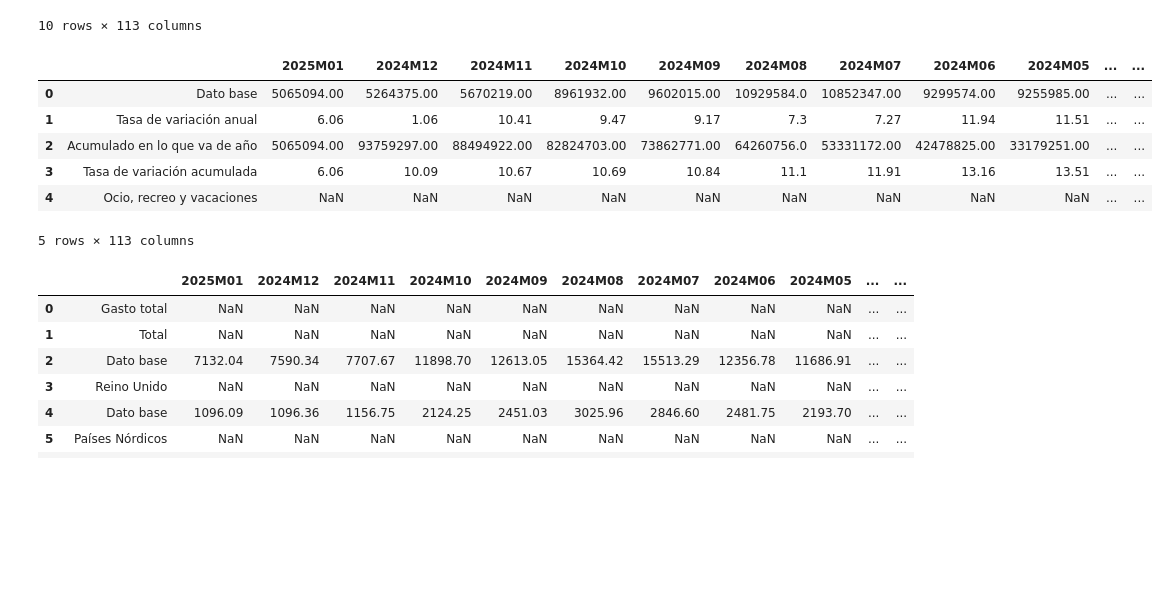
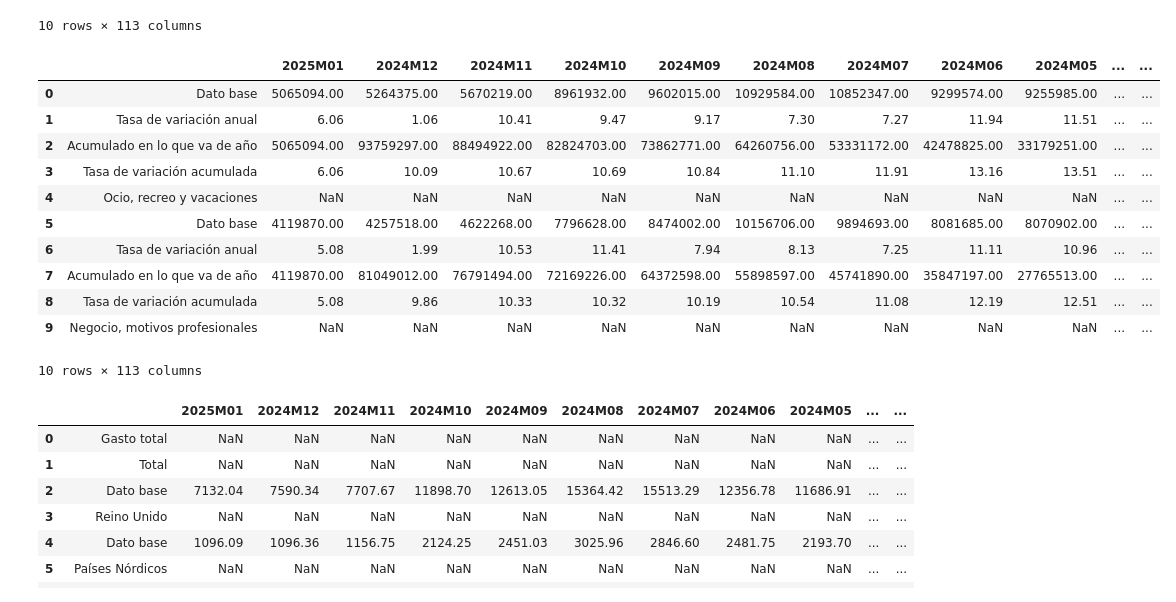
Before and after one commit to Cristianvas198/EDA_Turismo, a Jupyter notebook: 1-Definicion_EDA_turismo.ipynb, the cells around one changed output. Saved outputs shown, nothing was run; the diff lists cells and outputs as text; code cells hidden in the pictures; blank space fills up the shorter version.

```diff
--- a/1-Definicion_EDA_turismo.ipynb
+++ b/1-Definicion_EDA_turismo.ipynb
@@ -89,15 +87,20 @@ df_2.head(10)
 10 rows × 113 columns
 # %%
 # Tercer dataset
-df_3.head()
+df_3.head(10)
 # %% [output]
 |  |  | 2025M01 | 2024M12 | 2024M11 | 2024M10 | 2024M09 | 2024M08 | 2024M07 | 2024M06 | 2024M05 | ... | ... |
-| 0 | Dato base | 5065094.00 | 5264375.00 | 5670219.00 | 8961932.00 | 9602015.00 | 10929584.0 | 10852347.00 | 9299574.00 | 9255985.00 | ... | ... |
-| 1 | Tasa de variación anual | 6.06 | 1.06 | 10.41 | 9.47 | 9.17 | 7.3 | 7.27 | 11.94 | 11.51 | ... | ... |
-| 2 | Acumulado en lo que va de año | 5065094.00 | 93759297.00 | 88494922.00 | 82824703.00 | 73862771.00 | 64260756.0 | 53331172.00 | 42478825.00 | 33179251.00 | ... | ... |
-| 3 | Tasa de variación acumulada | 6.06 | 10.09 | 10.67 | 10.69 | 10.84 | 11.1 | 11.91 | 13.16 | 13.51 | ... | ... |
+| 0 | Dato base | 5065094.00 | 5264375.00 | 5670219.00 | 8961932.00 | 9602015.00 | 10929584.00 | 10852347.00 | 9299574.00 | 9255985.00 | ... | ... |
+| 1 | Tasa de variación anual | 6.06 | 1.06 | 10.41 | 9.47 | 9.17 | 7.30 | 7.27 | 11.94 | 11.51 | ... | ... |
+| 2 | Acumulado en lo que va de año | 5065094.00 | 93759297.00 | 88494922.00 | 82824703.00 | 73862771.00 | 64260756.00 | 53331172.00 | 42478825.00 | 33179251.00 | ... | ... |
+| 3 | Tasa de variación acumulada | 6.06 | 10.09 | 10.67 | 10.69 | 10.84 | 11.10 | 11.91 | 13.16 | 13.51 | ... | ... |
 | 4 | Ocio, recreo y vacaciones | NaN | NaN | NaN | NaN | NaN | NaN | NaN | NaN | NaN | ... | ... |
+| 5 | Dato base | 4119870.00 | 4257518.00 | 4622268.00 | 7796628.00 | 8474002.00 | 10156706.00 | 9894693.00 | 8081685.00 | 8070902.00 | ... | ... |
+| 6 | Tasa de variación anual | 5.08 | 1.99 | 10.53 | 11.41 | 7.94 | 8.13 | 7.25 | 11.11 | 10.96 | ... | ... |
+| 7 | Acumulado en lo que va de año | 4119870.00 | 81049012.00 | 76791494.00 | 72169226.00 | 64372598.00 | 55898597.00 | 45741890.00 | 35847197.00 | 27765513.00 | ... | ... |
+| 8 | Tasa de variación acumulada | 5.08 | 9.86 | 10.33 | 10.32 | 10.19 | 10.54 | 11.08 | 12.19 | 12.51 | ... | ... |
+| 9 | Negocio, motivos profesionales | NaN | NaN | NaN | NaN | NaN | NaN | NaN | NaN | NaN | ... | ... |
-5 rows × 113 columns
+10 rows × 113 columns
 # %%
 # Cuarto dataset
 df_4.head(10)
```
Also changed, not shown: parts of 1 cell of this notebook, 1 other file.
